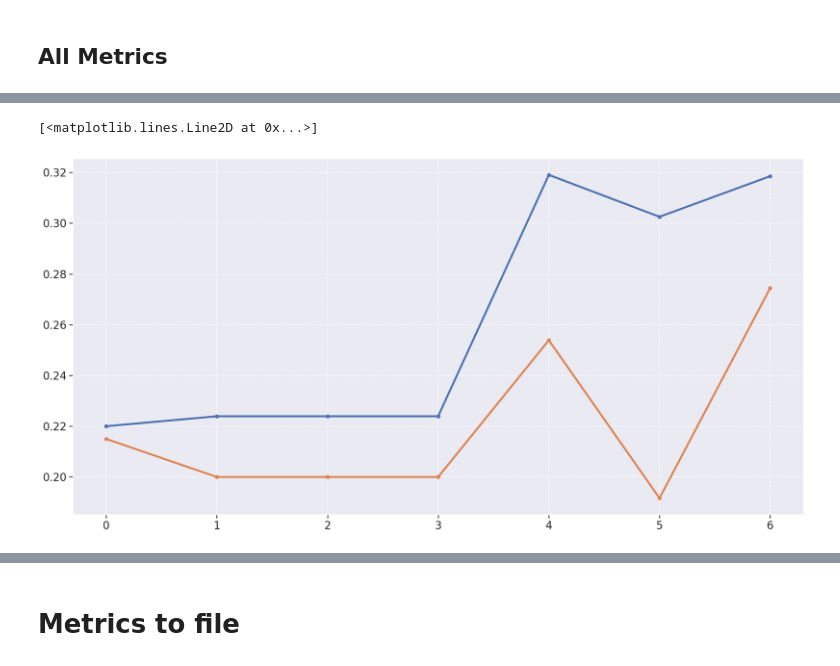
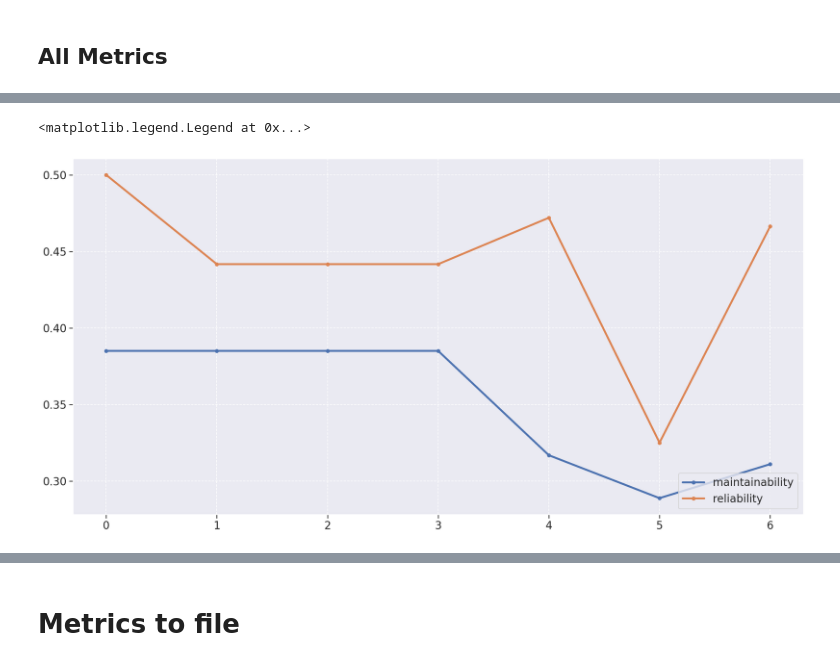
Before and after one commit to fga-eps-mds/2021.1-PC-GO1, a Jupyter notebook: analytics-notebooks/analytics.ipynb, the cells around one changed output, grey strips where cells are left out. Saved outputs shown, nothing was run; the diff lists cells and outputs as text; code cells hidden in the pictures.

```diff
--- a/analytics-notebooks/analytics.ipynb
+++ b/analytics-notebooks/analytics.ipynb
@@ -283,3 +304,7 @@ def m6(df):
+# %%
+new_archives_df = drop_unnecessary_files(archives_df)
+new_frontend_df = drop_unnecessary_files(frontend_df)
+new_profile_df = drop_unnecessary_files(profile_df)
 # %%
 def create_metrics_df(df):
 
@@ -306,7 +331,6 @@ def create_metrics_df(df):
         m2_list.append(m2(version_df))
         m3_list.append(m3(version_df))
         m4_list.append(m4(version_df))
-        m5_list.append(m5(version_df))
         m6_list.append(m6(version_df))
 
         ncloc_list.append(_ncloc(version_df))
@@ -317,7 +341,6 @@ def create_metrics_df(df):
                                'm2': m2_list,
                                'm3': m3_list,
                                'm4': m4_list,
-                               'm5': m5_list,
                                'm6': m6_list,
                                'repository': repository_list,
                                'version': version_list,
@@ -335,3 +350,7 @@ frontend_metrics.fillna(0, inplace=True)
+# %%
+archives_metrics = create_metrics_df(new_archives_df)
+profile_metrics = create_metrics_df(new_profile_df)
+frontend_metrics = create_metrics_df(new_frontend_df)
 # %% [markdown]
 ### Data visualization
 
@@ -396,17 +412,17 @@ pc2 = 0.5
 pm1 = 0.33
 pm2 = 0.33
 pm3 = 0.33
-pm4 = 0.15
-pm5 = 0.15
+
+pm4 = 0.3
 pm6 = 0.7
 
 archives_metrics['code_quality'] = ((archives_metrics['m1']*pm1)+(archives_metrics['m2']*pm2)+(archives_metrics['m3']*pm3))*psc1
 profile_metrics['code_quality'] = ((profile_metrics['m1']*pm1)+(profile_metrics['m2']*pm2)+(profile_metrics['m3']*pm3))*psc1
 frontend_metrics['code_quality'] = ((frontend_metrics['m1']*pm1)+(frontend_metrics['m2']*pm2)+(frontend_metrics['m3']*pm3))*psc1
 
-archives_metrics['testing_status'] = ((archives_metrics['m4']*pm4)+(archives_metrics['m5']*pm5)+(archives_metrics['m6']*pm6))*psc2
-profile_metrics['testing_status'] = ((profile_metrics['m4']*pm4)+(profile_metrics['m5']*pm5)+(profile_metrics['m6']*pm6))*psc2
-frontend_metrics['testing_status'] = ((frontend_metrics['m4']*pm4)+(frontend_metrics['m5']*pm5)+(frontend_metrics['m6']*pm6))*psc2
+archives_metrics['testing_status'] = ((archives_metrics['m4']*pm4)+(archives_metrics['m6']*pm6))*psc2
+profile_metrics['testing_status'] = ((profile_metrics['m4']*pm4)+(profile_metrics['m6']*pm6))*psc2
+frontend_metrics['testing_status'] = ((frontend_metrics['m4']*pm4)+(frontend_metrics['m6']*pm6))*psc2
 # %% [markdown]
 ## Code Quality
 # %%
@@ -453,11 +470,13 @@ metrics_df
 # %%
 fig = plt.figure(figsize=(20, 10))
 
-plt.plot(metrics_df['maintainability'], linewidth=3, marker='o', markersize=5)
-plt.plot(metrics_df['Reliability'], linewidth=3, marker='o', markersize=5)
+plt.plot(metrics_df['maintainability'], linewidth=3, marker='o', markersize=5, label='maintainability')
+plt.plot(metrics_df['Reliability'], linewidth=3, marker='o', markersize=5, label='reliability')
+
+plt.legend(loc='lower right')
 # %% [output]
-[<matplotlib.lines.Line2D at 0x...>]
+<matplotlib.legend.Legend at 0x...>
-[figure, old version]
+[figure, new version]
 # %%
 fig = plt.figure(figsize=(20, 10))
 
```
Also changed, not shown: parts of 22 cells of this notebook.
